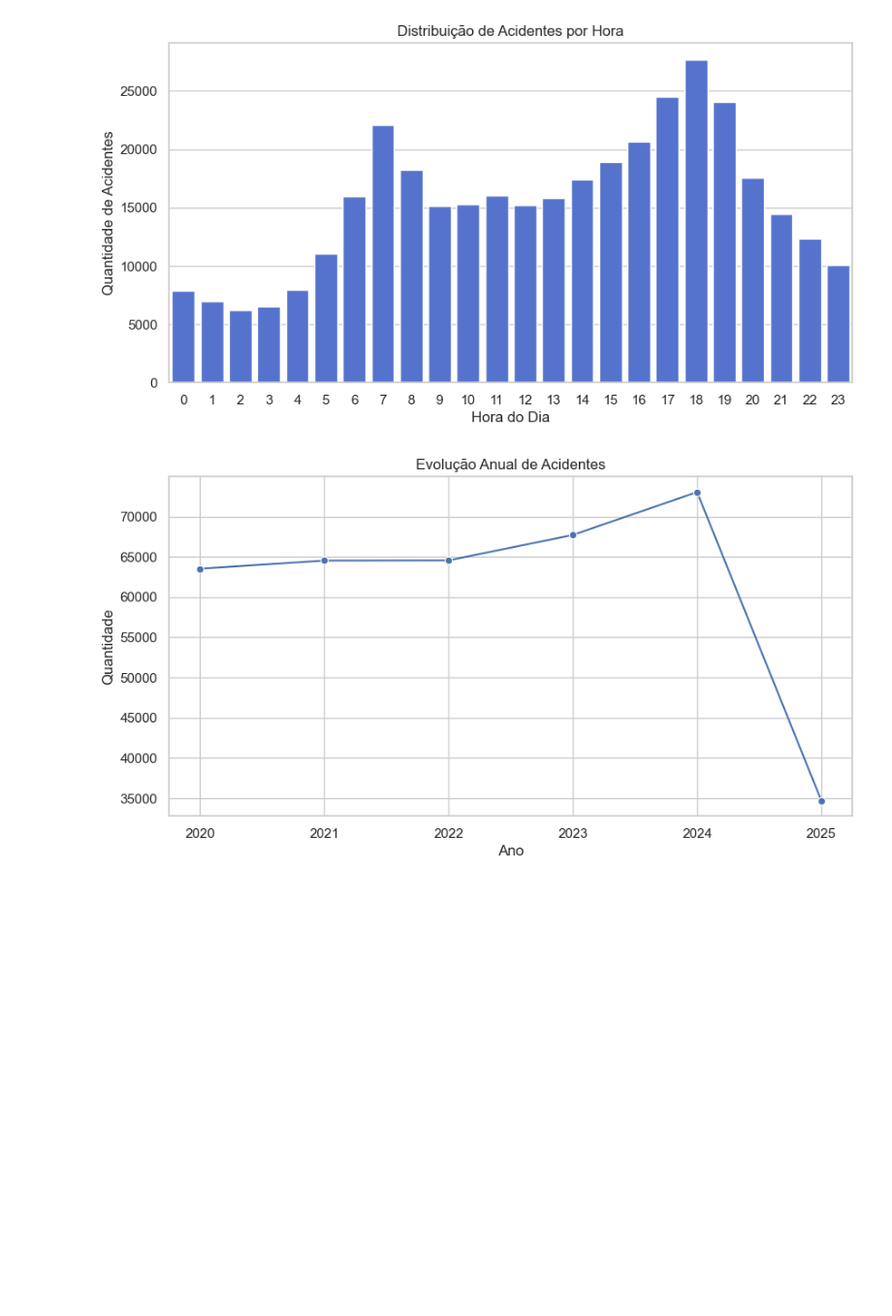
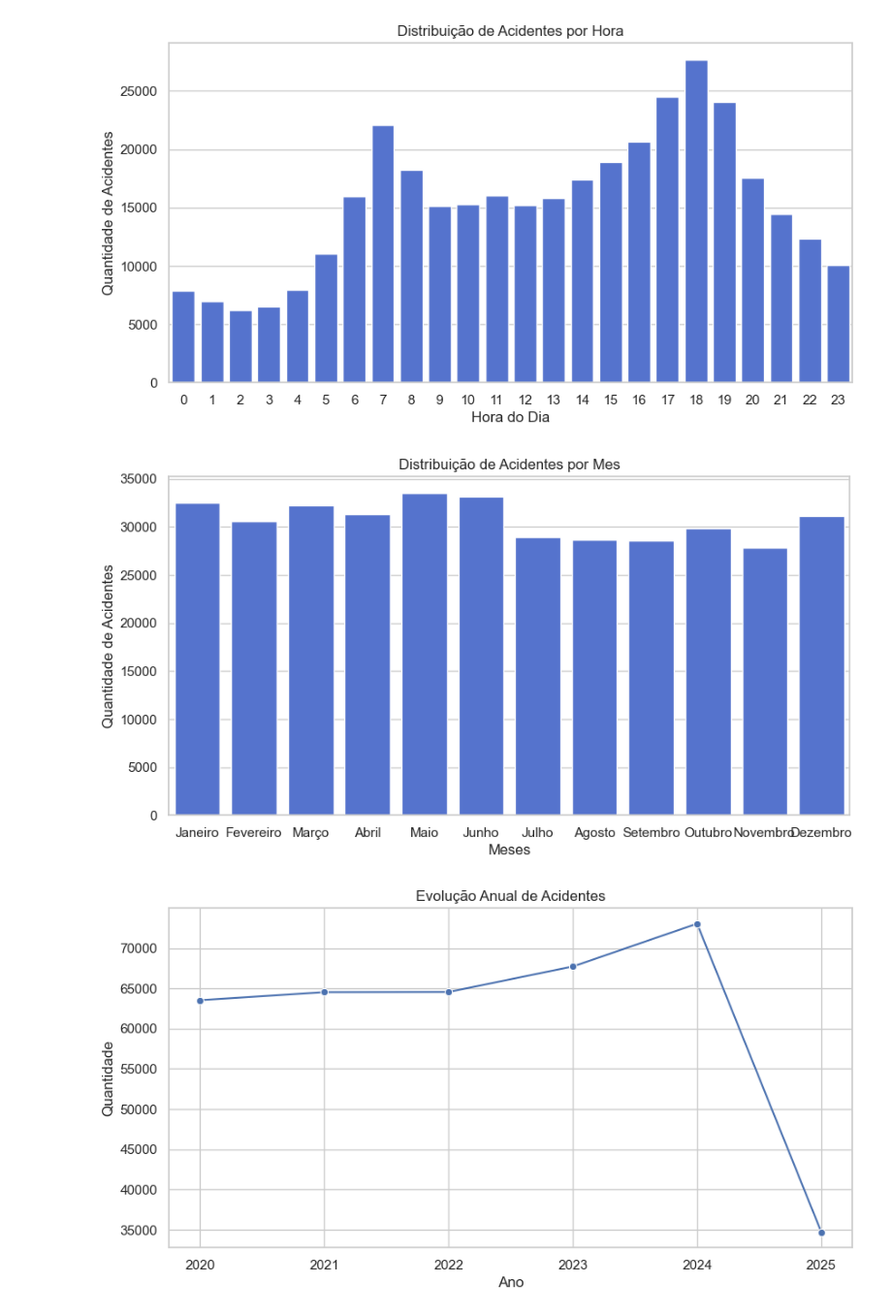
Before and after one commit to henriquesantos007/Trabalho-ICD-2025.1, a Jupyter notebook: meus_testes_01.ipynb, the cells around one changed output. Shown: that part at 97% size. Drawn from its saved outputs; the diff is of its cells as text; code cells hidden in the pictures; blank space fills up the shorter version.

Commit message:
acidentes por mes

```diff
--- a/meus_testes_01.ipynb
+++ b/meus_testes_01.ipynb
@@ -228,6 +235,16 @@ plt.xlabel('Hora do Dia')
 plt.show()
 # %% [output]
 [figure]
+# %%
+# Acidentes por mes
+plt.figure(figsize=(10,5))
+sns.countplot(data=tabela2020_2025, x='mes', color='royalblue')
+plt.title('Distribuição de Acidentes por Mes')
+plt.ylabel('Quantidade de Acidentes')
+plt.xlabel('Meses')
+plt.show()
+# %% [output]
+[figure, added]
 # %%
 # Evolução ao longo dos anos (linha)
 evolucao = tabela2020_2025.groupby('ano').size().reset_index(name='acidentes')
```
Also changed, not shown: parts of 2 cells of this notebook, 1 other file.
